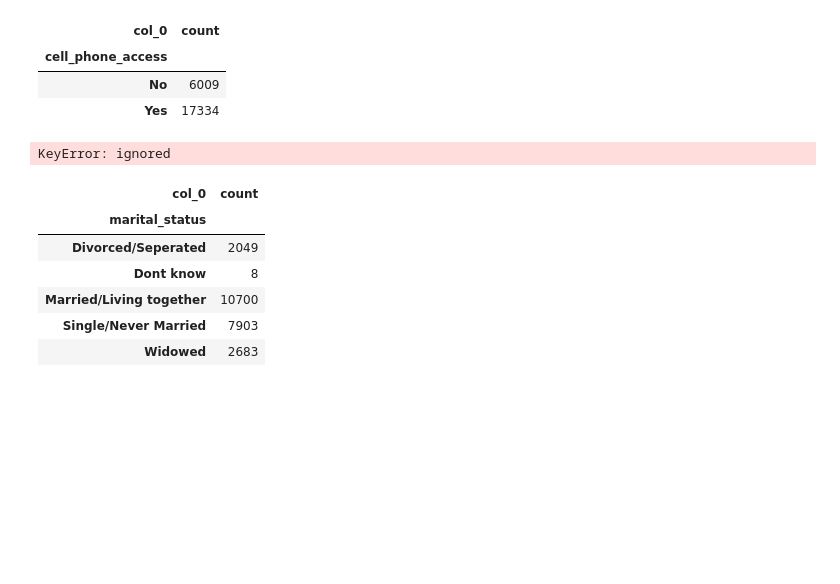
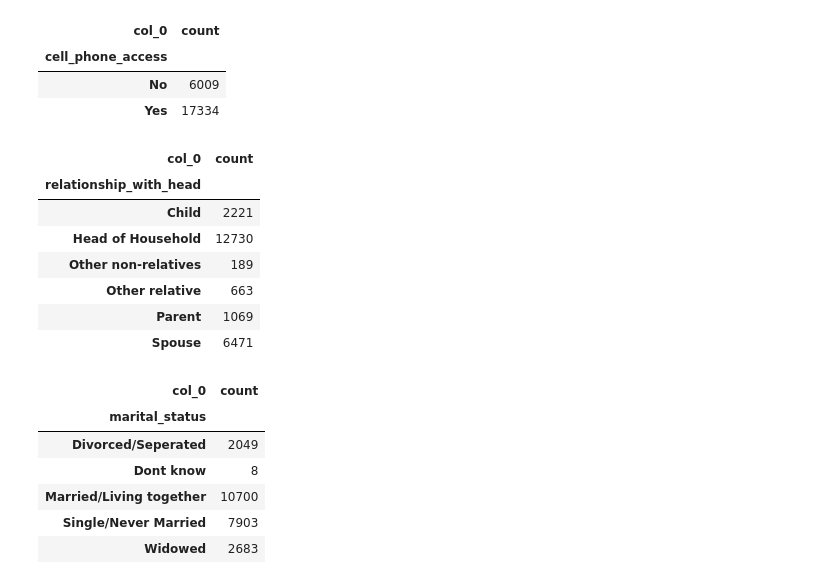
Before and after one commit to maronga/IP-Week-2-Core, a Jupyter notebook: "Moringa_Data_Science_Core_Wk2_Independent_Python_Project_2021_12_24_John_Maronga_Python_Notebook".ipynb, the cells around one changed output. Drawn from its saved outputs; the diff is of its cells as text; code cells hidden in the pictures; blank space fills up the shorter version.

```diff
--- a/"Moringa_Data_Science_Core_Wk2_Independent_Python_Project_2021_12_24_John_Maronga_Python_Notebook".ipynb
+++ b/"Moringa_Data_Science_Core_Wk2_Independent_Python_Project_2021_12_24_John_Maronga_Python_Notebook".ipynb
@@ -502,17 +502,24 @@ phone
 # %%
 # Frequency table of interviewee relationship_with_head of the house categories and their value counts
 
 
 # Making a crosstab
 # Naming the count column
 
-relation = pd.crosstab(index = df['the_relationship_with_head'], columns = 'count')
+relation = pd.crosstab(index = df['relationship_with_head'], columns = 'count')
 relation
 
 # Majority of the respondents were the head of the household followed by the spouse
 # while the least constituted other non-relatives.
 # %% [output]
-KeyError: ignored
+| col_0 | count |
+| relationship_with_head |  |
+| Child | 2221 |
+| Head of Household | 12730 |
+| Other non-relatives | 189 |
+| Other relative | 663 |
+| Parent | 1069 |
+| Spouse | 6471 |
 # %%
 # Frequency table of interviewee martial status categories and their value counts
 
```
Also changed, not shown: parts of 19 cells of this notebook.
